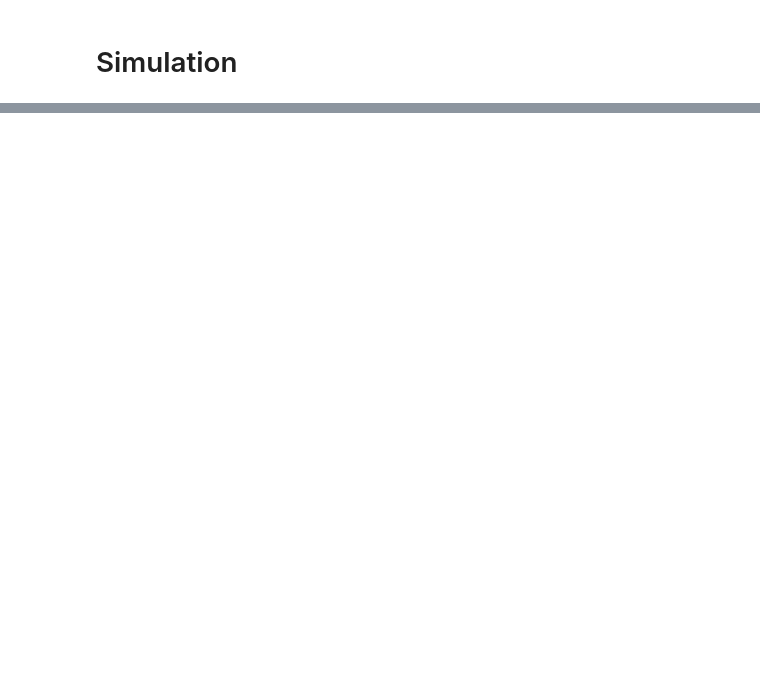
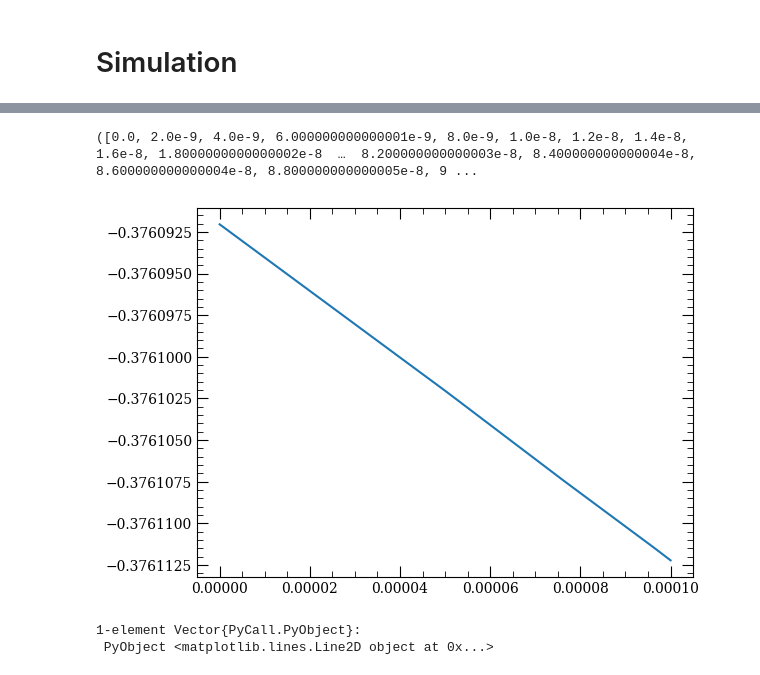
Before and after one commit to JeshurunLuke/TrajSimulation, a Jupyter notebook: SimulatorJulv3.ipynb, the cells around one changed output, grey strips where cells are left out. Cells and saved outputs as stored; diff of their text form; code cells hidden in the pictures; blank space fills up the shorter version.

```diff
--- a/SimulatorJulv3.ipynb
+++ b/SimulatorJulv3.ipynb
@@ -24,9 +59,15 @@ using Interpolations
 function getBFieldInterpolate(Bfield_gen, grid)
     grid = (grid, grid, grid)
     PointGrid = ([i for i in Iterators.product(grid...)])
-    B_Field_array = [Bfield_gen(PointGrid[i, j, k]...) for i in 1:size(PointGrid, 1), j in 1:size(PointGrid, 2), k in 1:size(PointGrid,3)]
-    B_field_int = interpolate(grid, B_Field_array, Gridded(Linear()))
-    B_Field(x, y, z) = B_field_int[x, y, z]
+    B_Field_array_x = [Bfield_gen(PointGrid[i, j, k]...)[1] for i in 1:size(PointGrid, 1), j in 1:size(PointGrid, 2), k in 1:size(PointGrid,3)]
+    B_Field_array_y = [Bfield_gen(PointGrid[i, j, k]...)[2] for i in 1:size(PointGrid, 1), j in 1:size(PointGrid, 2), k in 1:size(PointGrid,3)]
+    B_Field_array_z = [Bfield_gen(PointGrid[i, j, k]...)[3] for i in 1:size(PointGrid, 1), j in 1:size(PointGrid, 2), k in 1:size(PointGrid,3)]
+    B_field_int_x = interpolate(grid, B_Field_array_x, Gridded(Linear()))
+    B_field_int_y = interpolate(grid, B_Field_array_y, Gridded(Linear()))
+    B_field_int_z = interpolate(grid, B_Field_array_z, Gridded(Linear()))
+
+    B_Field(x, y, z) = [B_field_int_x[x, y, z], B_field_int_y[x, y, z], B_field_int_z[x, y, z]]
     return B_Field
 end
-B_Field_int = getBFieldInterpolate(Bfield_gen, -2e-3:0.6e-4:2e-3)
+gridOI = -5e-3:1.01e-4:5e-3
+B_Field_int = getBFieldInterpolate(Bfield_gen, gridOI);
@@ -35,5 +106,7 @@ B_Field_int = getBFieldInterpolate(Bfield_gen, -2e-3:0.6e-4:2e-3)
 # %%
-function createSystem(grid, B_field)
+function createSystem(gridOI, B_field)
     atomType = rubidiumAtom
-    OurSystem = System(atomType)
+    OurSystem = System(atomType, B_field, gridOI)
+    return OurSystem
 end
+OurSystem = createSystem(gridOI, Bfield_gen);
@@ -42,8 +112,0 @@ end
-# %%
-function createSystem()
-    BField(x, y, z) = 800E-4 * [0, 0, 1]
-    atomType = cesiumAtom
-    OurSystem = System(atomType, BField, -4e-6:0.4e-7:4e-6)
-    return OurSystem
-end
-OurSystem = createSystem();
@@ -141,4 +180,4 @@ println("Number of MOT Beams: ", length(OurSystem.MOTConfig))
 # %%
 dt = 2e-9
-tspan = (0, 4e-3)
-sol = simulate(OurSystem, 1, 1e-3, "Fabs_spont_R", tspan, dt)
+tspan = (0, 100e-9)
+sol = simulate(OurSystem, 1, 1e-3, "Fabs_spont_R", tspan, dt);
@@ -145,2 +190,4 @@ sol = simulate(OurSystem, 1, 1e-3, "Fabs_spont_R", tspan, dt)
 # %%
 timeEval, x, y, z, vx, vy, vz, photons = processData(sol)
+# %% [output]
+([0.0, 2.0e-9, 4.0e-9, 6.000000000000001e-9, 8.0e-9, 1.0e-8, 1.2e-8, 1.4e-8, 1.6e-8, 1.8000000000000002e-8  …  8.200000000000003e-8, 8.400000000000004e-8, 8.600000000000004e-8, 8.800000000000005e-8, 9 ...
@@ -147,4 +196,7 @@ timeEval, x, y, z, vx, vy, vz, photons = processData(sol)
 # %%
-fig = plt.figure()
-plot(timeEval*1e3, x[1]*1e6)
-fig
+
+plot(timeEval*1e3, x[1]*1e3)
+# %% [output]
+[figure, added]
+1-element Vector{PyCall.PyObject}:
+ PyObject <matplotlib.lines.Line2D object at 0x...>
```
Also changed, not shown: parts of 20 cells of this notebook, 2 other files.
